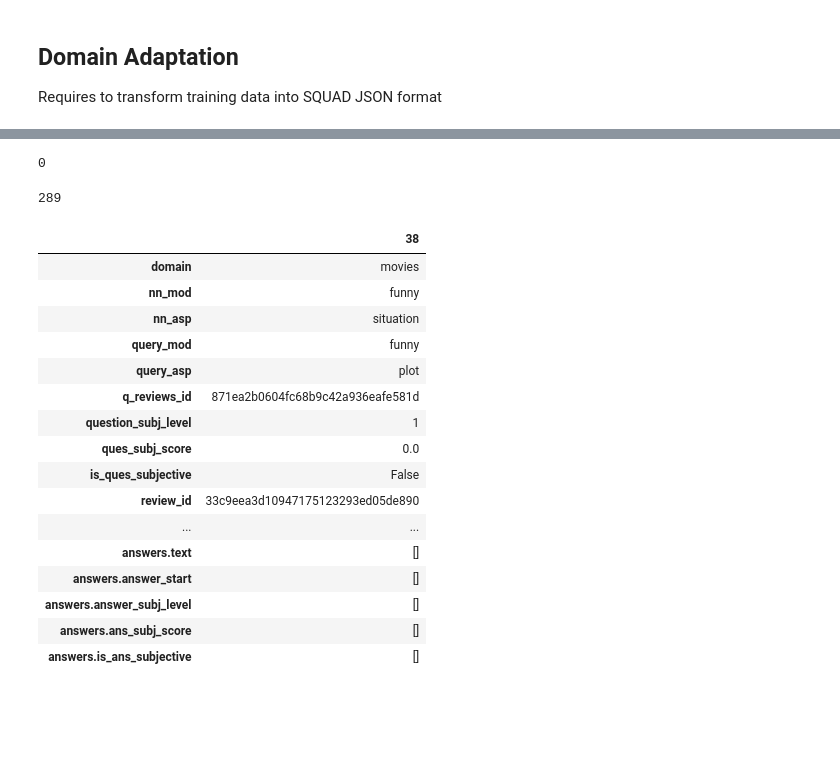
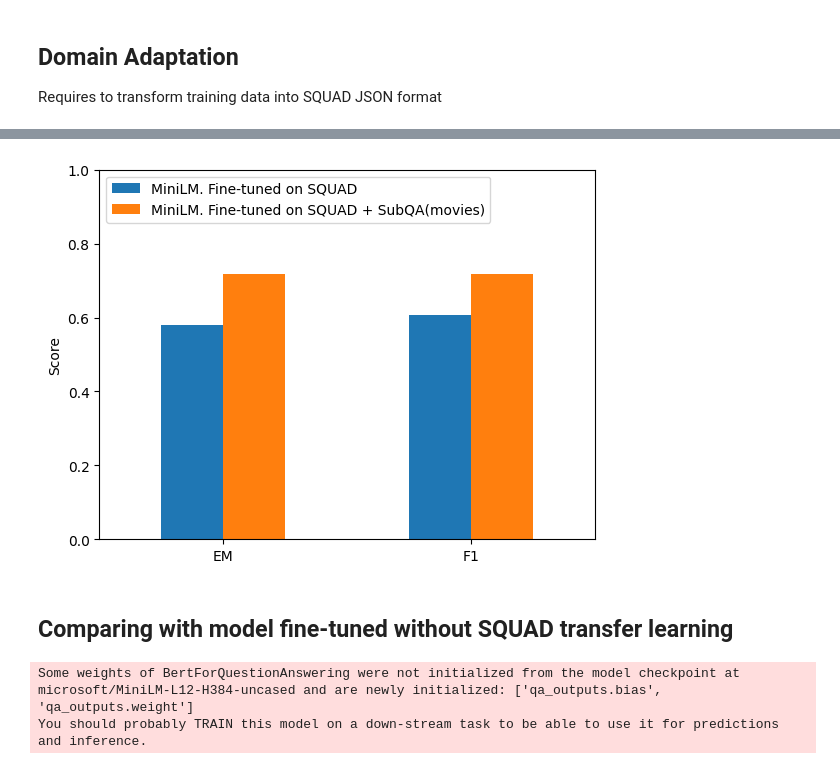
Before and after one commit to spayot/nlp_with_transformers, a Jupyter notebook: chp07_qa/notebooks/chp7_question_answering.ipynb, the cells around one changed output, grey strips where cells are left out. Drawn from its saved outputs; the diff is of its cells as text; code cells hidden in the pictures; blank space fills up the shorter version.

Commit message:
compare with subjqa only training

```diff
--- a/chp07_qa/notebooks/chp7_question_answering.ipynb
+++ b/chp07_qa/notebooks/chp7_question_answering.ipynb
@@ -270,6 +304,4 @@ Loaded 1,624 documents
 # %% [markdown]
 # Retriever
 # %%
-from haystack.nodes import BM25Retriever
-
-es_retriever = BM25Retriever(document_store=document_store)
+es_retriever = hs.nodes.BM25Retriever(document_store=document_store)
@@ -348,8 +380,6 @@ Review snipper: ...t this film would equal the Second Coming. However, the movie
 # Improving QA Pipeline
 ## Evaluating Retriever
 # %%
-from haystack.pipelines import DocumentSearchPipeline
-
-pipe = DocumentSearchPipeline(retriever=es_retriever)
+pipe = hs.pipelines.DocumentSearchPipeline(retriever=es_retriever)
 # %% [markdown]
 ### Generating labeled data for pipeline evaluation for test set
@@ -689,28 +546,34 @@ AttributeError: module 'qa' has no attribute 'squad_conversion'
-# %%
-df.title.isnull().sum()
-# %% [output]
-0
-# %%
-sum(1 for title in subjqa["data"] for paragraph in title["paragraphs"])
-# %% [output]
-289
-# %%
-dfs["train"].sample(1).T
-# %% [output]
-|  | 38 |
-| domain | movies |
-| nn_mod | funny |
-| nn_asp | situation |
-| query_mod | funny |
-| query_asp | plot |
-| q_reviews_id | 871ea2b0604fc68b9c42a936eafe581d |
-| question_subj_level | 1 |
-| ques_subj_score | 0.0 |
-| is_ques_subjective | False |
-| review_id | 33c9eea3d10947175123293ed05de890 |
-| ... | ... |
-| answers.text | [] |
-| answers.answer_start | [] |
-| answers.answer_subj_level | [] |
-| answers.ans_subj_score | [] |
-| answers.is_ans_subjective | [] |
+# %%
+# refactored
+TRANSFORMED_DATA_DIR = "../data/transformed/"
+FILENAME_TEMPLATE = f"{DOMAIN}-{{split}}.json"
+qa.squad_conversion.convert_all_data_to_squad(dfs, TRANSFORMED_DATA_DIR + FILENAME_TEMPLATE)
+# %%
+# /!\ takes ~21min per epoch to train on an M1.
+reader.train(
+    data_dir=TRANSFORMED_DATA_DIR,
+    use_gpu=True,
+    n_epochs=1,
+    batch_size=16,
+    train_filename=FILENAME_TEMPLATE.format(split="train"),
+    dev_filename=FILENAME_TEMPLATE.format(split="validation"),
+)
+# %%
+reader_eval["MiniLM. Fine-tuned on SQUAD + SubQA(movies)"] = evaluate_reader(reader)
+plot_reader_eval(reader_eval)
+# %% [output]
+[figure, added]
+# %% [markdown]
+## Comparing with model fine-tuned without SQUAD transfer learning
+# %%
+MINILM_CKPT = "microsoft/MiniLM-L12-H384-uncased"
+minilm_reader = hs.nodes.FARMReader(
+    model_name_or_path=MINILM_CKPT,
+    progress_bar=False,
+    max_seq_len=MAX_SEQ_LENGTH,
+    doc_stride=DOC_STRIDE,
+    return_no_answer=True,
+)
+# %% [output]
+Some weights of BertForQuestionAnswering were not initialized from the model checkpoint at microsoft/MiniLM-L12-H384-uncased and are newly initialized: ['qa_outputs.bias', 'qa_outputs.weight']
+You should probably TRAIN this model on a down-stream task to be able to use it for predictions and inference.
```
Also changed, not shown: parts of 40 cells of this notebook, 3 other files.
